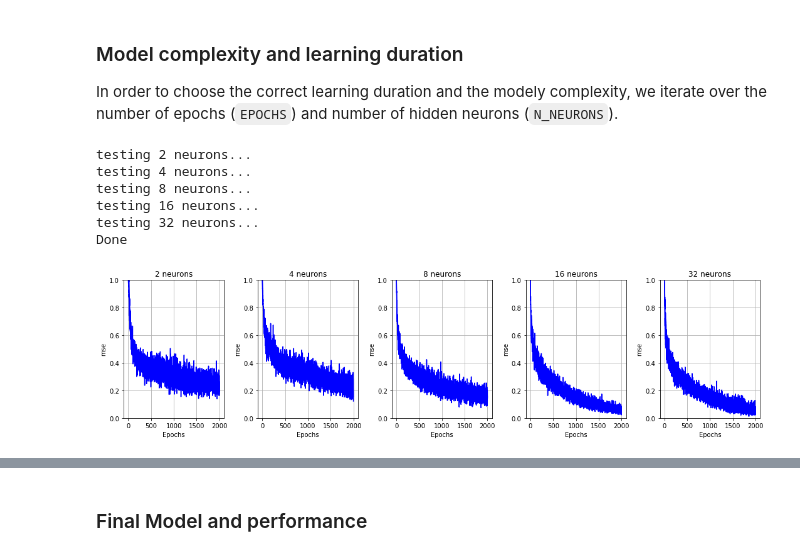
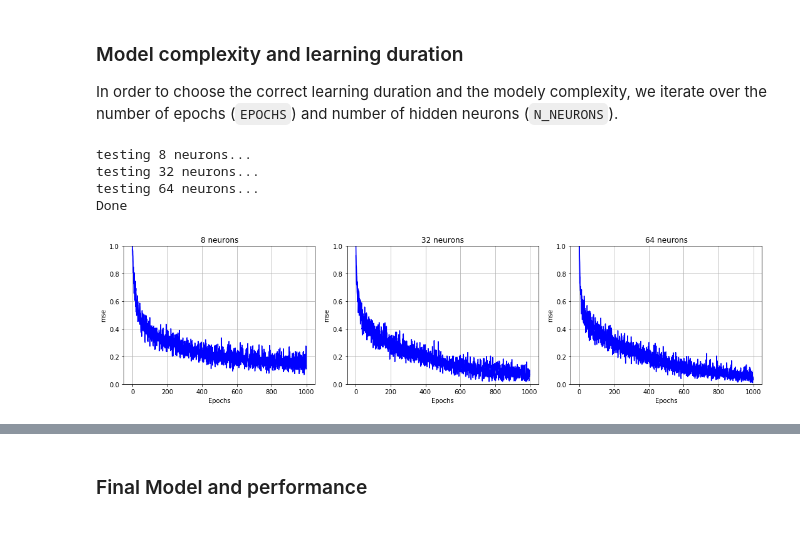
Before and after one commit to LifangHe/speaker-recognition, a Jupyter notebook: 6_5.ipynb, the cells around one changed output, grey strips where cells are left out. Saved outputs shown, nothing was run; the diff lists cells and outputs as text; code cells hidden in the pictures.

```diff
--- a/6_5.ipynb
+++ b/6_5.ipynb
@@ -53,41 +53,39 @@ In order to choose the correct learning duration and the modely complexity, we i
 #K = 3
 
 ##
-EPOCHS = 2000
-N_NEURONS = [2, 4, 8, 16, 32]
-LEARNING_RATE = 0.0005
-MOMENTUM = 0.35
+EPOCHS = 1000
+N_NEURONS = [8, 32, 64]
+LEARNING_RATE = 0.001
+MOMENTUM = 0.7
 
 K = 3
 ##
 
 N_INITS = 2
 dataset = util.create_dataset([('natural_all', -1), ('synth_all', 1)], FILES)
 dataset_input = dataset[:, :-1]     # filter only input values (n-1 first values)
 dataset_output = dataset[:, -1:]    # filter only the output class (last value)
 
 MSE = np.zeros((len(N_NEURONS), N_INITS, EPOCHS))
 for index, n_neurons in enumerate(N_NEURONS):
     print 'testing', n_neurons, 'neurons...'
     nn = MLP([MFCC_COEFFS, n_neurons, 1], 'tanh')
 
     for i in np.arange(N_INITS):
         nn.init_weights()
         MSE[index, i, :] = nn.fit((dataset_input, dataset_output),
                                   learning_rate=LEARNING_RATE,
                                   momentum=MOMENTUM,
                                   epochs=EPOCHS)
 
 util.print_mse(MSE, N_NEURONS)
 print 'Done'
 # %% [output]
-testing 2 neurons...
-testing 4 neurons...
 testing 8 neurons...
-testing 16 neurons...
 testing 32 neurons...
+testing 64 neurons...
 Done
-[figure, old version]
+[figure, new version]
 # %%
 MSE_train = np.zeros((len(N_NEURONS), EPOCHS))
 MSE_test = np.zeros((len(N_NEURONS), EPOCHS))
```
Also changed, not shown: parts of 3 cells of this notebook.
